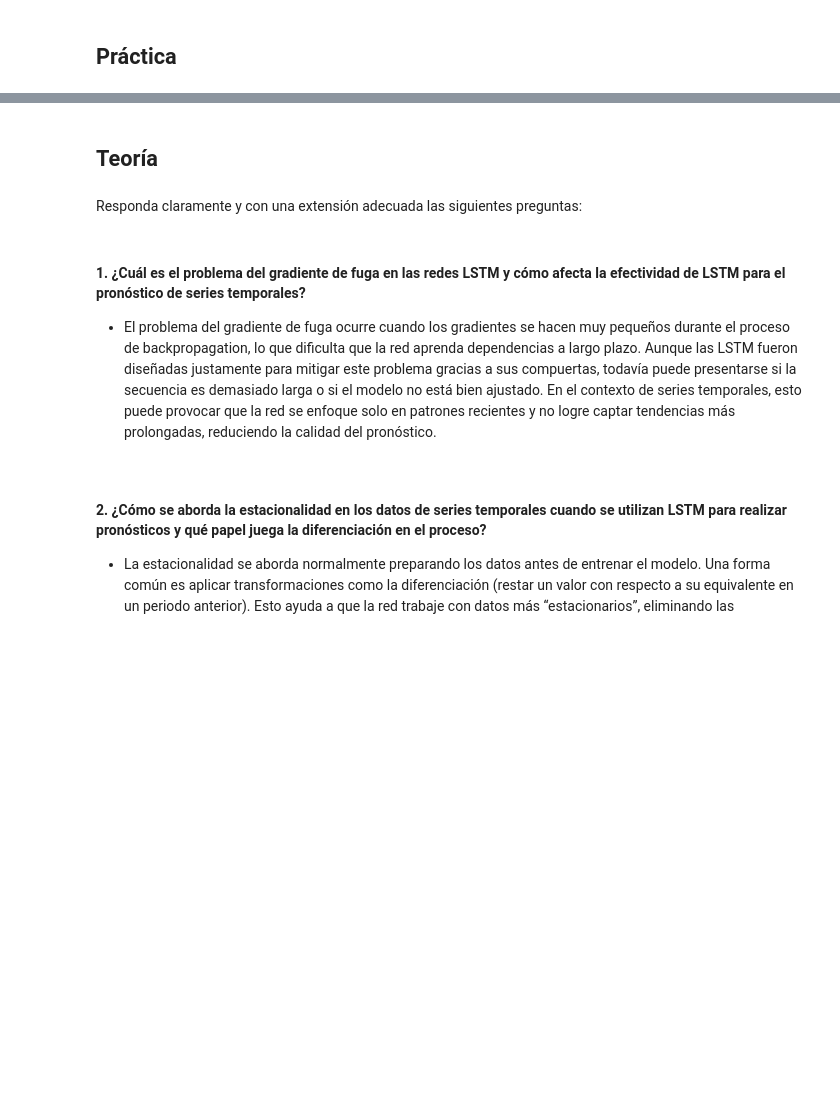
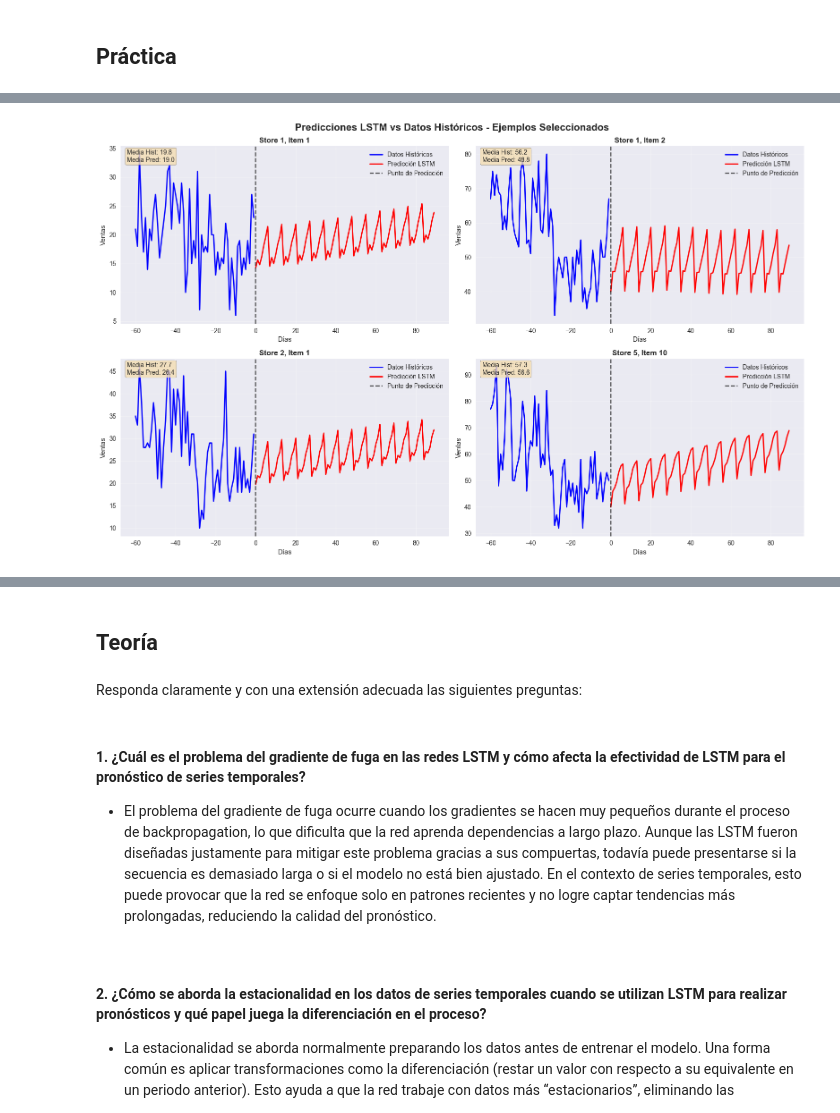
Before and after one commit to FabianKel/DL-LAB8, a Jupyter notebook: main.ipynb, the cells around one changed output, grey strips where cells are left out. Cells and saved outputs as stored; diff of their text form; code cells hidden in the pictures; blank space fills up the shorter version.

```diff
--- a/main.ipynb
+++ b/main.ipynb
@@ -10,0 +663,83 @@ Link del repo: https://github.com/FabianKel/DL-LAB8
+# %%
+# Visualización de predicciones vs datos históricos
+fig, axes = plt.subplots(2, 2, figsize=(16, 10))
+fig.suptitle('Predicciones LSTM vs Datos Históricos - Ejemplos Seleccionados', fontsize=16, fontweight='bold')
+
+examples = [(1, 1), (1, 2), (2, 1), (5, 10)]
+
+for idx, (store, item) in enumerate(examples):
+    row = idx // 2
+    col = idx % 2
+    ax = axes[row, col]
+
+    # Obtener datos históricos
+    historical = train_data[
+        (train_data['store'] == store) &
+        (train_data['item'] == item)
+    ]['sales'].values
+
+    # Obtener predicción correspondiente
+    test_idx = test_data[
+        (test_data['store'] == store) &
+        (test_data['item'] == item)
+    ].index
+
+    if len(test_idx) > 0:
+        prediction = predictions[test_idx[0]]
+
+        # Graficar últimos 60 días históricos
+        historical_window = historical[-60:] if len(historical) >= 60 else historical
+        days_hist = range(-len(historical_window), 0)
+
+        # Graficar predicción
+        days_pred = range(0, 90)
+
+        ax.plot(days_hist, historical_window, 'b-', linewidth=2, label='Datos Históricos')
+        ax.plot(days_pred, prediction, 'r-', linewidth=2, label='Predicción LSTM')
+        ax.axvline(x=0, color='black', linestyle='--', alpha=0.7, label='Punto de Predicción')
+
+        ax.set_title(f'Store {store}, Item {item}', fontweight='bold')
+        ax.set_xlabel('Días')
+        ax.set_ylabel('Ventas')
+        ax.legend()
+        ax.grid(True, alpha=0.3)
+
+        # Agregar estadísticas
+        hist_mean = historical_window.mean()
+        pred_mean = prediction.mean()
+        ax.text(0.02, 0.98, f'Media Hist: {hist_mean:.1f}\nMedia Pred: {pred_mean:.1f}',
+                transform=ax.transAxes, verticalalignment='top',
+                bbox=dict(boxstyle='round', facecolor='wheat', alpha=0.8))
+
+plt.tight_layout()
+plt.show()
+
+# Análisis comparativo
+print("\nANÁLISIS COMPARATIVO - HISTÓRICO VS PREDICCIONES")
+print("="*50)
+
+for store, item in examples:
+    historical = train_data[
+        (train_data['store'] == store) &
+        (train_data['item'] == item)
+    ]['sales'].values
+
+    test_idx = test_data[
+        (test_data['store'] == store) &
+        (test_data['item'] == item)
+    ].index
+
+    if len(test_idx) > 0 and len(historical) > 0:
+        prediction = predictions[test_idx[0]]
+
+        hist_mean = historical.mean()
+        hist_std = historical.std()
+        pred_mean = prediction.mean()
+        pred_std = prediction.std()
+
+        print(f"\nStore {store}, Item {item}:")
+        print(f"  Histórico - Media: {hist_mean:.2f}, Std: {hist_std:.2f}")
+        print(f"  Predicción - Media: {pred_mean:.2f}, Std: {pred_std:.2f}")
+        print(f"  Diferencia en media: {abs(pred_mean - hist_mean):.2f} ({abs(pred_mean - hist_mean)/hist_mean*100:.1f}%)")
+# %% [output]
+[figure, added]
```
Also changed, not shown: parts of 27 cells of this notebook.
